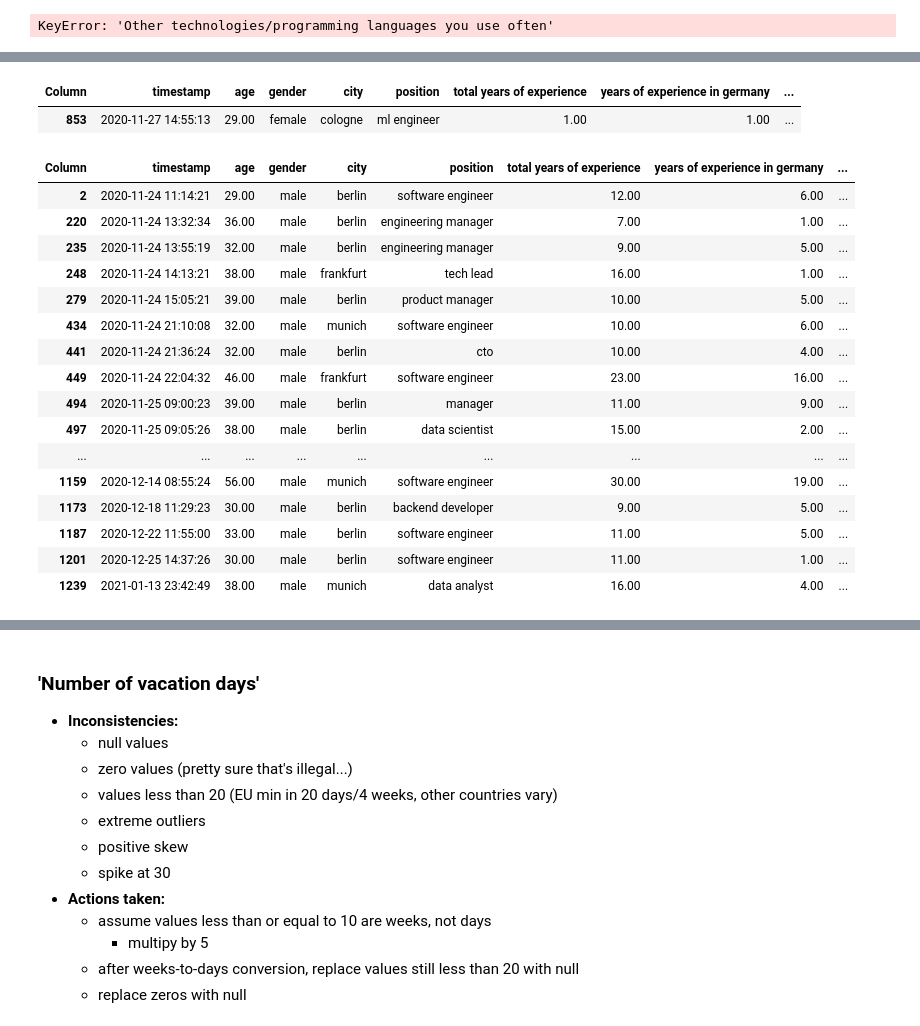
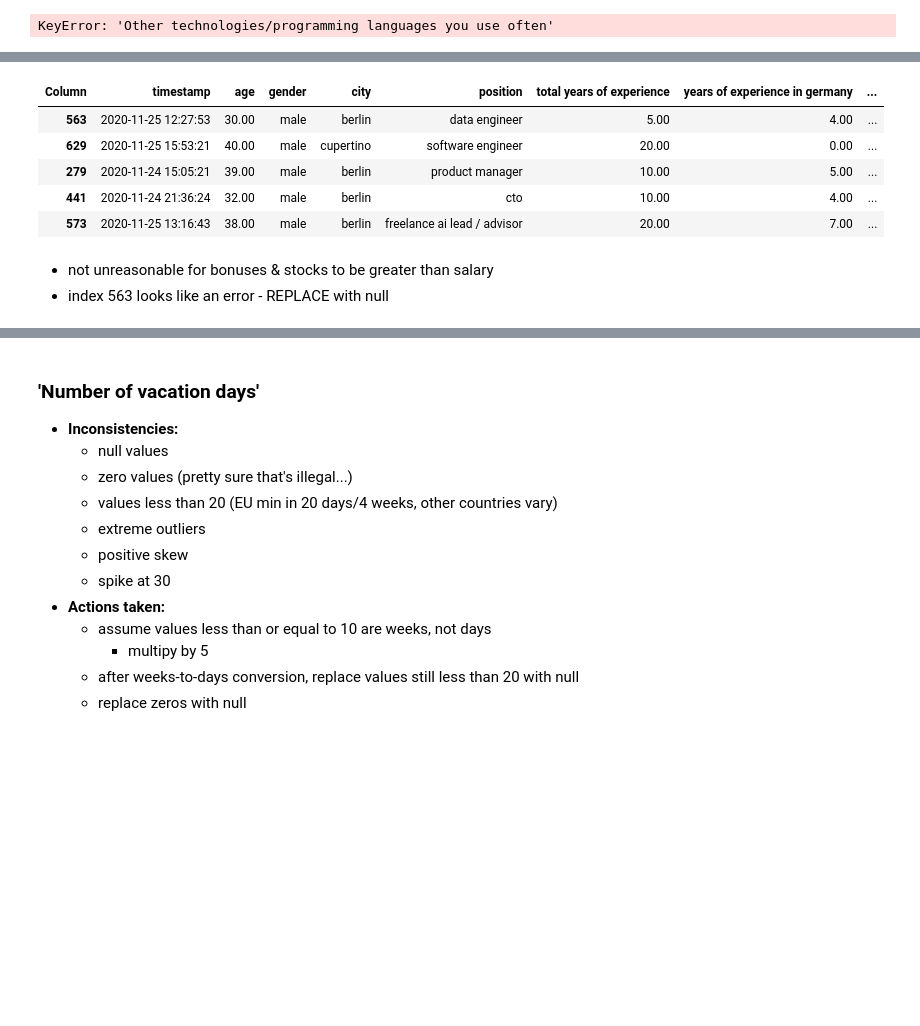
Before and after one commit to AkeemSemperDataScience/3950-assignment-2-mlsiebold, a Jupyter notebook: START_Asn_2.ipynb, the cells around one changed output, grey strips where cells are left out. Saved outputs shown, nothing was run; the diff lists cells and outputs as text; code cells hidden in the pictures; blank space fills up the shorter version.

```diff
--- a/START_Asn_2.ipynb
+++ b/START_Asn_2.ipynb
@@ -1589,31 +1610,17 @@ UNIQUE VALUES:
 105,000.00    1
 40,950.00     1
 Name: count, dtype: int64
-# %%
-df.loc[df[column]==df[column].max()]
-# %% [output]
-| Column | timestamp | age | gender | city | position | total years of experience | years of experience in germany | ... |
-| 853 | 2020-11-27 14:55:13 | 29.00 | female | cologne | ml engineer | 1.00 | 1.00 | ... |
-# %%
-# Look at the biggest values first (top 90%)
-
-cutoff = df[column].quantile(0.95)
-df[df[column]>=cutoff]
-# %% [output]
-| Column | timestamp | age | gender | city | position | total years of experience | years of experience in germany | ... |
-| 2 | 2020-11-24 11:14:21 | 29.00 | male | berlin | software engineer | 12.00 | 6.00 | ... |
-| 220 | 2020-11-24 13:32:34 | 36.00 | male | berlin | engineering manager | 7.00 | 1.00 | ... |
-| 235 | 2020-11-24 13:55:19 | 32.00 | male | berlin | engineering manager | 9.00 | 5.00 | ... |
-| 248 | 2020-11-24 14:13:21 | 38.00 | male | frankfurt | tech lead | 16.00 | 1.00 | ... |
-| 279 | 2020-11-24 15:05:21 | 39.00 | male | berlin | product manager | 10.00 | 5.00 | ... |
-| 434 | 2020-11-24 21:10:08 | 32.00 | male | munich | software engineer | 10.00 | 6.00 | ... |
-| 441 | 2020-11-24 21:36:24 | 32.00 | male | berlin | cto | 10.00 | 4.00 | ... |
-| 449 | 2020-11-24 22:04:32 | 46.00 | male | frankfurt | software engineer | 23.00 | 16.00 | ... |
-| 494 | 2020-11-25 09:00:23 | 39.00 | male | berlin | manager | 11.00 | 9.00 | ... |
-| 497 | 2020-11-25 09:05:26 | 38.00 | male | berlin | data scientist | 15.00 | 2.00 | ... |
-| ... | ... | ... | ... | ... | ... | ... | ... | ... |
-| 1159 | 2020-12-14 08:55:24 | 56.00 | male | munich | software engineer | 30.00 | 19.00 | ... |
-| 1173 | 2020-12-18 11:29:23 | 30.00 | male | berlin | backend developer | 9.00 | 5.00 | ... |
-| 1187 | 2020-12-22 11:55:00 | 33.00 | male | berlin | software engineer | 11.00 | 5.00 | ... |
-| 1201 | 2020-12-25 14:37:26 | 30.00 | male | berlin | software engineer | 11.00 | 1.00 | ... |
-| 1239 | 2021-01-13 23:42:49 | 38.00 | male | munich | data analyst | 16.00 | 4.00 | ... |
+# %%
+# Look at top salaries
+
+df.nlargest(5, column)
+# %% [output]
+| Column | timestamp | age | gender | city | position | total years of experience | years of experience in germany | ... |
+| 563 | 2020-11-25 12:27:53 | 30.00 | male | berlin | data engineer | 5.00 | 4.00 | ... |
+| 629 | 2020-11-25 15:53:21 | 40.00 | male | cupertino | software engineer | 20.00 | 0.00 | ... |
+| 279 | 2020-11-24 15:05:21 | 39.00 | male | berlin | product manager | 10.00 | 5.00 | ... |
+| 441 | 2020-11-24 21:36:24 | 32.00 | male | berlin | cto | 10.00 | 4.00 | ... |
+| 573 | 2020-11-25 13:16:43 | 38.00 | male | berlin | freelance ai lead / advisor | 20.00 | 7.00 | ... |
+# %% [markdown]
+- not unreasonable for bonuses & stocks to be greater than salary
+- index 563 looks like an error - REPLACE with null
```
Also changed, not shown: parts of 22 cells of this notebook.
